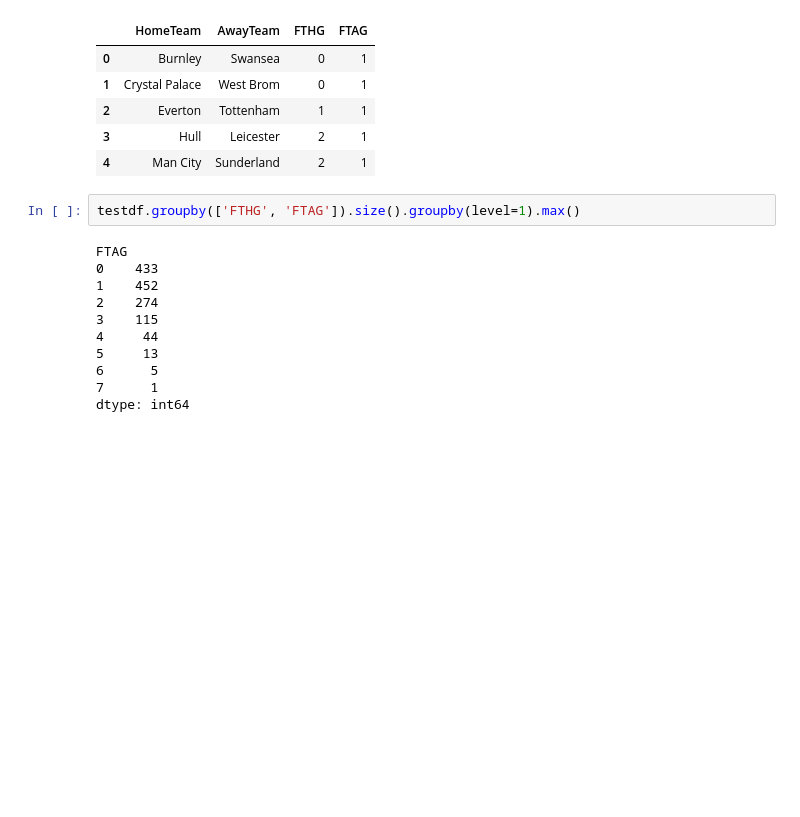
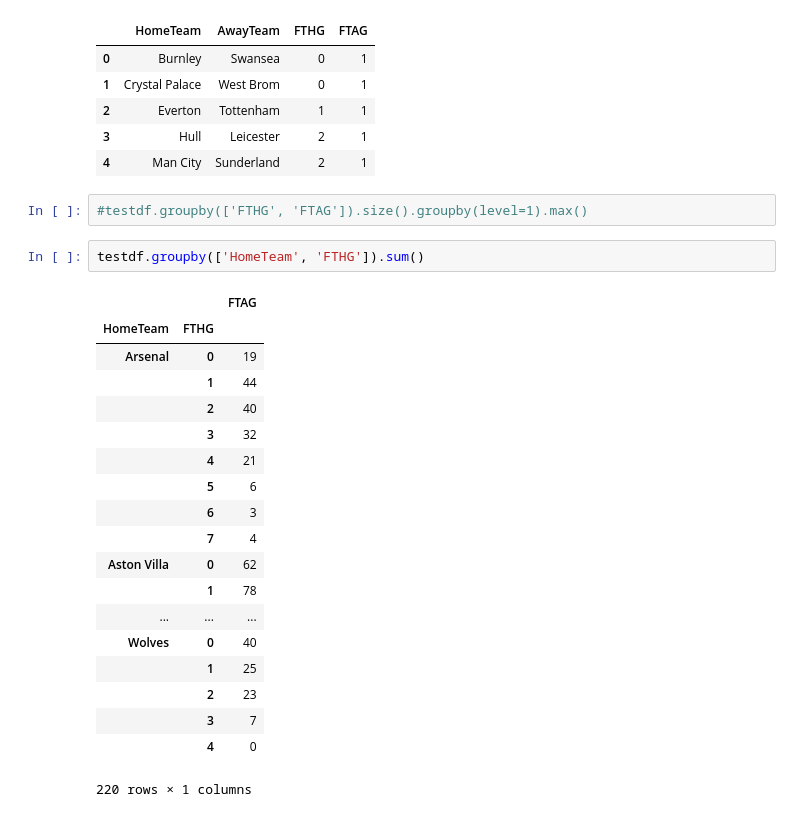
Before and after one commit to stefanosarta/premier-league, a Jupyter notebook: pl.ipynb, the cells around one changed output. Cells and saved outputs as stored; diff of their text form; blank space fills up the shorter version.

```diff
--- a/pl.ipynb
+++ b/pl.ipynb
@@ -408,15 +396,26 @@ testdf.head(5)
 | 3 | Hull | Leicester | 2 | 1 |
 | 4 | Man City | Sunderland | 2 | 1 |
 # %%
-testdf.groupby(['FTHG', 'FTAG']).size().groupby(level=1).max()
+#testdf.groupby(['FTHG', 'FTAG']).size().groupby(level=1).max()
-# %% [output]
-FTAG
-0    433
-1    452
-2    274
-3    115
-4     44
-5     13
-6      5
-7      1
-dtype: int64
+# %%
+testdf.groupby(['HomeTeam', 'FTHG']).sum()
+# %% [output]
+|  |  | FTAG |
+| HomeTeam | FTHG |  |
+| Arsenal | 0 | 19 |
+|  | 1 | 44 |
+|  | 2 | 40 |
+|  | 3 | 32 |
+|  | 4 | 21 |
+|  | 5 | 6 |
+|  | 6 | 3 |
+|  | 7 | 4 |
+| Aston Villa | 0 | 62 |
+|  | 1 | 78 |
+| ... | ... | ... |
+| Wolves | 0 | 40 |
+|  | 1 | 25 |
+|  | 2 | 23 |
+|  | 3 | 7 |
+|  | 4 | 0 |
+220 rows × 1 columns
```
Also changed, not shown: parts of 4 cells of this notebook.
